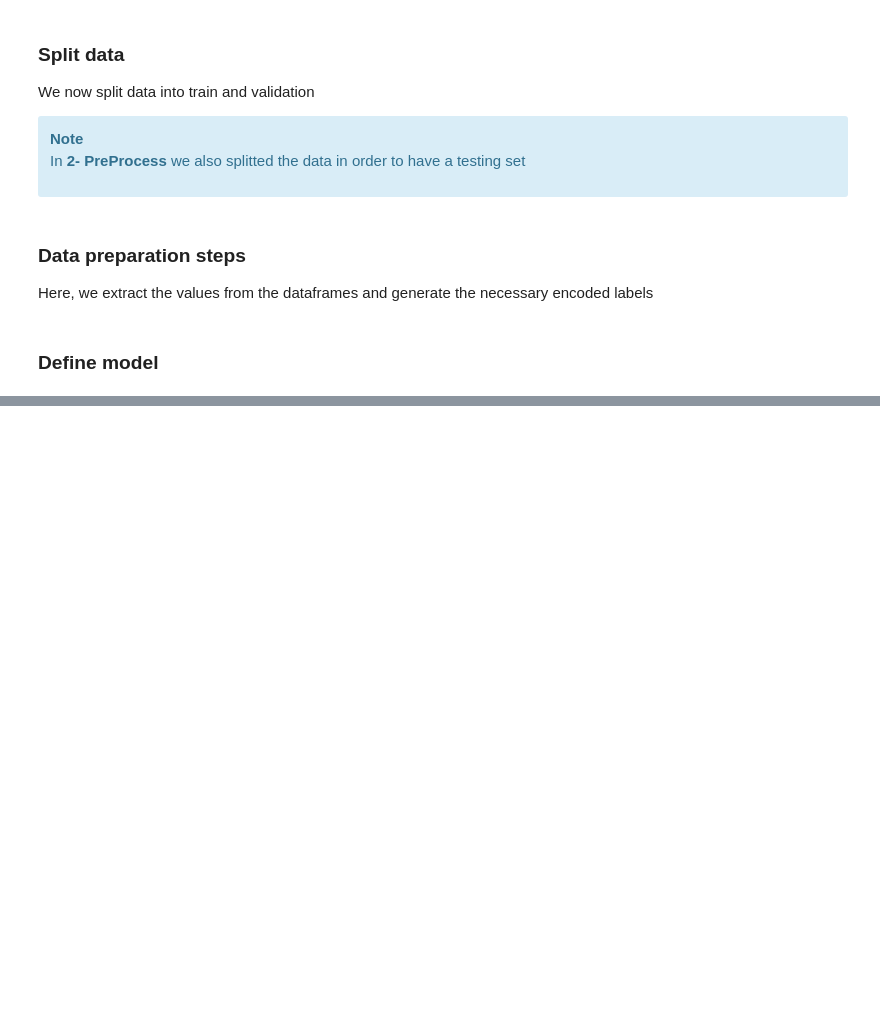
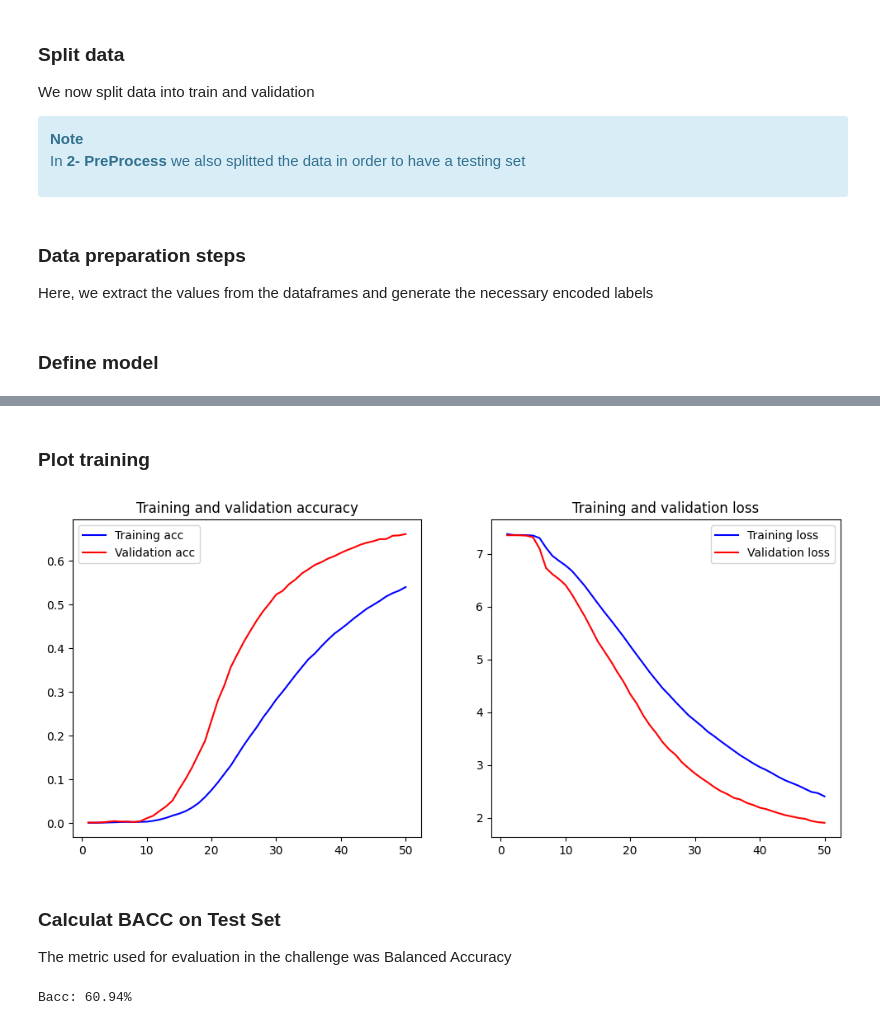
Before and after one commit to bleand/meli2019, a Jupyter notebook: 3 - Train Model.ipynb, the cells around one changed output, grey strips where cells are left out. Drawn from its saved outputs; the diff is of its cells as text; code cells hidden in the pictures; blank space fills up the shorter version.

```diff
--- a/3 - Train Model.ipynb
+++ b/3 - Train Model.ipynb
@@ -134,3 +156,12 @@ def cnn_model(input_dim, output_shape, path=''):
     return model
 # %%
 model = cnn_model(len_sent, output_shape, path='data')
+# %%
+adam = Adam(lr=1e-4, beta_1=0.9, beta_2=0.999, epsilon=1e-08)
+model.compile(optimizer=adam, loss='categorical_crossentropy', metrics=['accuracy'])
+model.save('./data/my_model.h5')
+# %%
+checkpoint = ModelCheckpoint('./data/weights.hdf5', monitor='val_acc', verbose=2,
+                                             save_best_only=True, mode='auto')
+early_stopping = EarlyStopping(monitor='val_loss',patience=6, verbose = 1)
+reduceLR = ReduceLROnPlateau(monitor='val_loss',factor=0.33,patience=2,verbose = 1)
@@ -136,0 +188,3 @@ model = cnn_model(len_sent, output_shape, path='data')
+# %%
+history = model.fit(x, y, batch_size=batch_size, epochs=nb_epoch, verbose=1,
+                              callbacks=[checkpoint, early_stopping, reduceLR], validation_data=(x_val, y_val), class_weight=class_weights)
@@ -136,0 +209,29 @@ model = cnn_model(len_sent, output_shape, path='data')
+# %% [markdown]
+### Plot training
+# %%
+def plot_history(history, pref=None):
+    acc = history.history['accuracy']
+    val_acc = history.history['val_accuracy']
+    loss = history.history['loss']
+    val_loss = history.history['val_loss']
+    x = range(1, len(acc) + 1)
+
+    plt.figure(figsize=(12, 5))
+    plt.subplot(1, 2, 1)
+    plt.plot(x, acc, 'b', label='Training acc')
+    plt.plot(x, val_acc, 'r', label='Validation acc')
+    plt.title('Training and validation accuracy')
+    plt.legend()
+    plt.subplot(1, 2, 2)
+    plt.plot(x, loss, 'b', label='Training loss')
+    plt.plot(x, val_loss, 'r', label='Validation loss')
+    plt.title('Training and validation loss')
+    plt.legend()
+# %%
+plot_history(history)
+# %% [output]
+[figure, added]
+# %% [markdown]
+### Calculat BACC on Test Set
+
+The metric used for evaluation in the challenge was Balanced Accuracy
@@ -136,0 +250,4 @@ model = cnn_model(len_sent, output_shape, path='data')
+# %%
+print(f"Bacc: {round(bacc*100, 2)}%")
+# %% [output]
+Bacc: 60.94%
```
Also changed, not shown: parts of 16 cells of this notebook, 2 other files.
